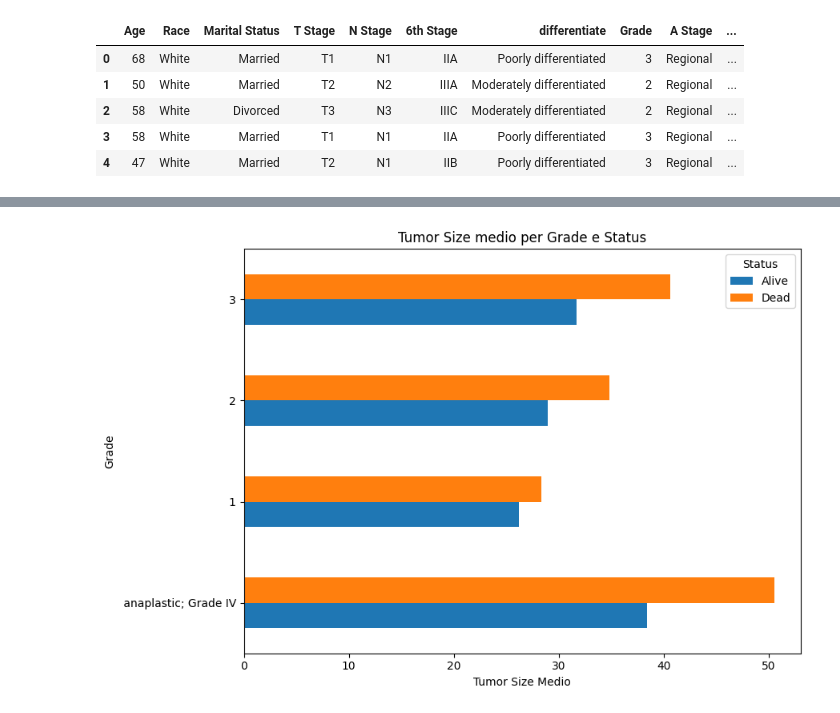
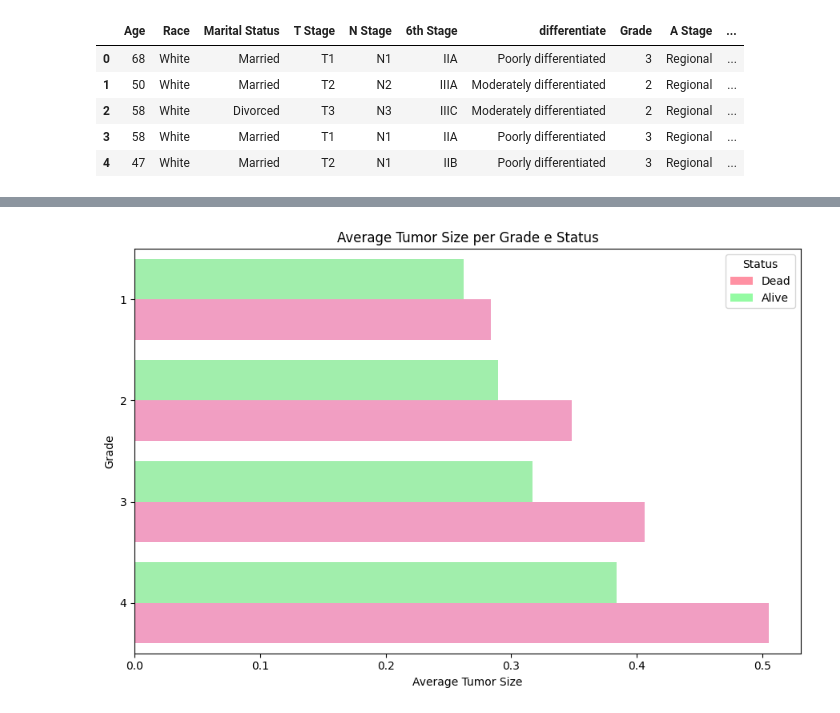
Before and after one commit to andreeriga/Scientific-Visualization-Magistrale, a Jupyter notebook: notebooks/breast.ipynb, the cells around one changed output, grey strips where cells are left out. Cells and saved outputs as stored; diff of their text form; code cells hidden in the pictures.

```diff
--- a/notebooks/breast.ipynb
+++ b/notebooks/breast.ipynb
@@ -152,32 +173,52 @@ plt.show()
 # %%
+df = pd.read_csv("../data/breast_cancer_dataset.csv")
 
+df["Tumor Size"] = df["Tumor Size"] / 100
+
+# Sostituisci "anaplastic; Grade IV" con "4"
+df['Grade'] = df['Grade'].replace({
+    ' anaplastic; Grade IV': '4'
+})
 
 # Calcolo della grandezza media del tumore per ogni Grade e Status
 grouped = (
     df.groupby(["Grade", "Status"])["Tumor Size"]
       .mean()
       .reset_index()
 )
 
-# Pivot per ottenere colonne separate per Alive / Dead
-plot_df = grouped.pivot(index="Grade", columns="Status", values="Tumor Size")
+# Palette personalizzata
+palette = {
+    "Alive": (7/255, 247/255, 43/255),   # verde
+    "Dead": (255/255, 0/255, 111/255)    # rosa/rosso
+}
 
-#Riordino grade se necessario (opzionale)
-#plot_df = plot_df.loc[["I", "II", "III", "anaplastic; Grade IV"]]
-
-# Grafico
-plot_df.plot(
-    kind="barh",
-    figsize=(9, 6),
-    stacked=False
+plt.figure(figsize=(9,6))
+ax = sns.barplot(
+    data=grouped,
+    x="Tumor Size",
+    y="Grade",
+    hue="Status",
+    palette=palette,
+    orient="h"
 )
 
-plt.xlabel("Tumor Size Medio")
+for bars in ax.containers:
+    for bar in bars:
+        bar.set_alpha(0.43)
+
+handles = [
+    Patch(facecolor="#ff002b", alpha=0.43, label="Dead"),
+    Patch(facecolor="#07f72b", alpha=0.43, label="Alive")
+]
+ax.legend(handles=handles, title="Status")
+
+plt.xlabel("Average Tumor Size")
 plt.ylabel("Grade")
-plt.title("Tumor Size medio per Grade e Status")
-plt.legend(title="Status")
+plt.title("Average Tumor Size per Grade e Status")
+
 
 plt.tight_layout()
 plt.show()
 # %% [output]
-[figure, old version]
+[figure, new version]
```
Also changed, not shown: parts of 8 cells of this notebook, 1 other file.
